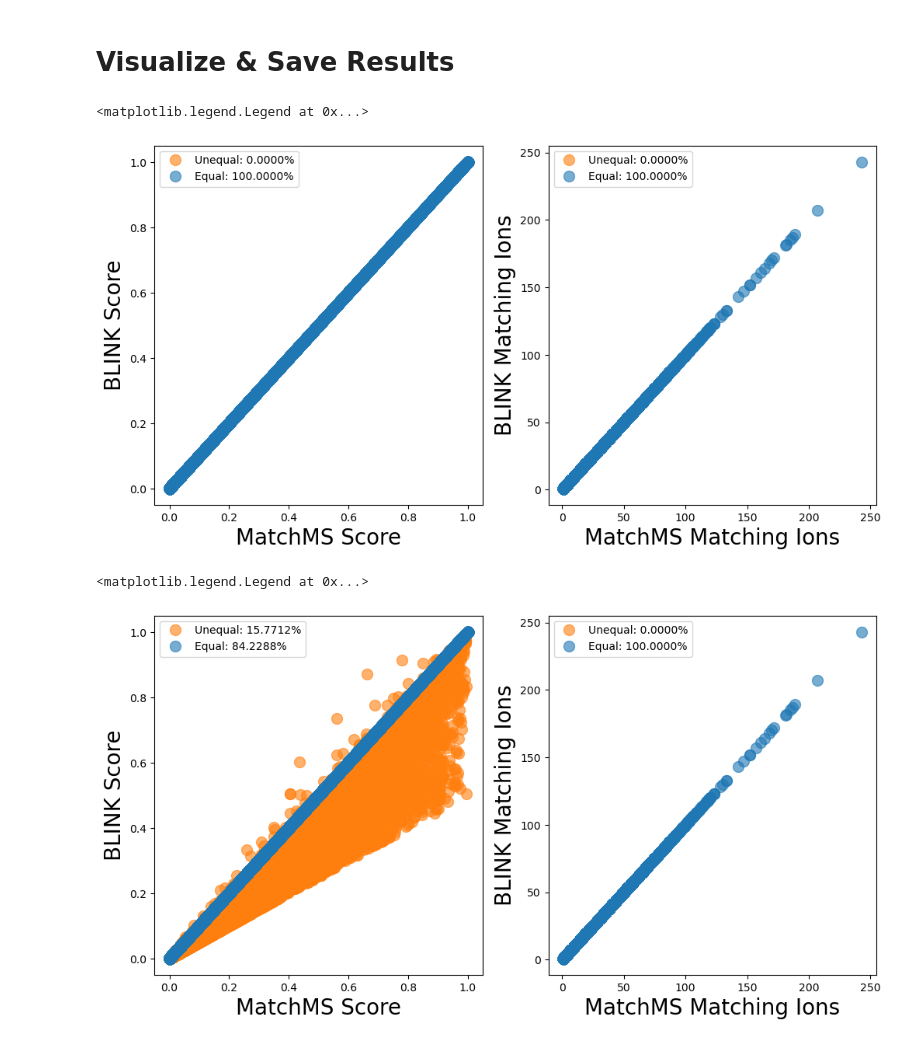
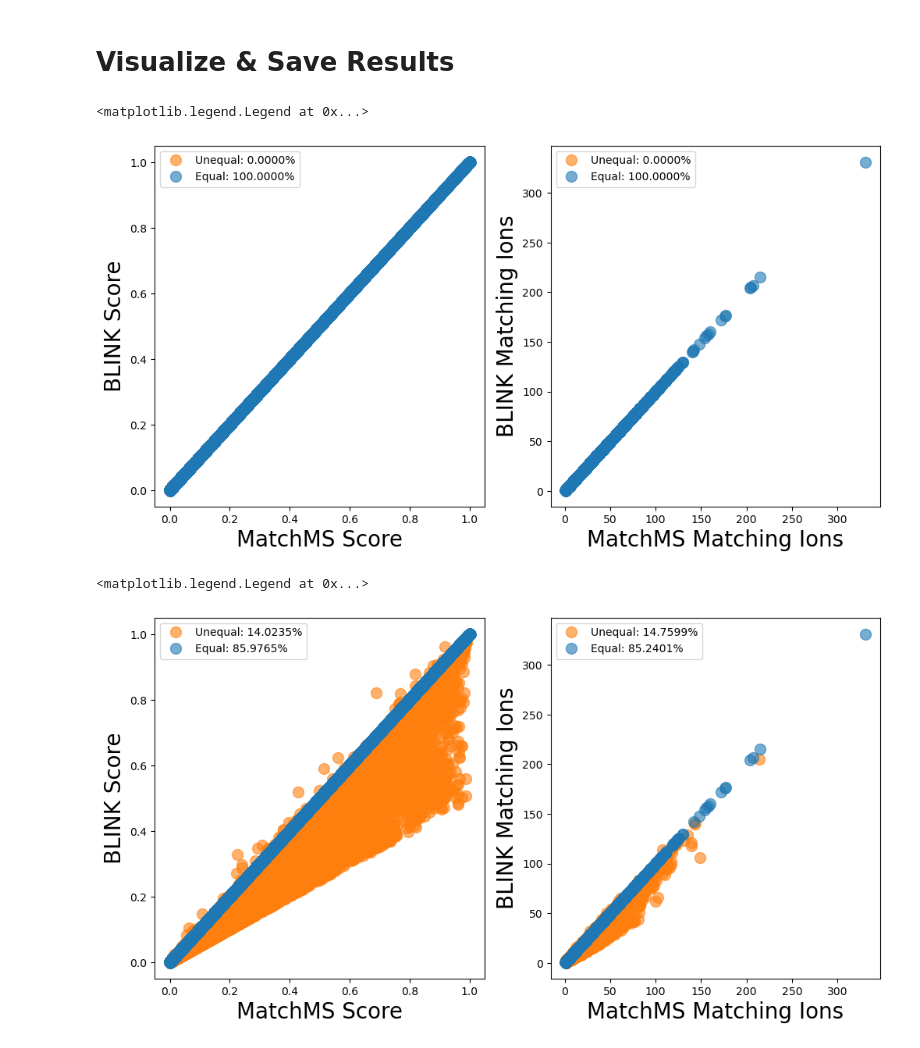
Before and after one commit to biorack/blink, a Jupyter notebook: benchmarking/blink_accuracy_benchmark.ipynb, the cells around one changed output. Drawn from its saved outputs; the diff is of its cells as text; code cells hidden in the pictures.

Commit message:
fix: mznl matches

```diff
--- a/benchmarking/blink_accuracy_benchmark.ipynb
+++ b/benchmarking/blink_accuracy_benchmark.ipynb
@@ -130,11 +130,11 @@ x = x[idx]
 y = y[idx]
 nonzero_score = len(x)
 
-# indices that are more than 1% different
-idx_diff = abs(x-y)>0.0001
+# indices that are more than 0.001 different
+idx_diff = abs(x-y)>0.001
 different_score = sum(idx_diff)
 
-# median difference of scores score more than 1% different
+# median difference of scores score more than 0.001 different
 if different_score > 0:
     diff = (x[idx_diff] - y[idx_diff])
     median_diff_score = np.median(diff)
@@ -176,7 +176,7 @@ ax[1].legend()
 # fig.savefig('cos_accuracy_benchmarking.pdf')
 # %% [output]
 <matplotlib.legend.Legend at 0x...>
-[figure, old version]
+[figure, new version]
 # %%
 cos_results = {}
 
@@ -201,11 +201,11 @@ x = x[idx]
 y = y[idx]
 nonzero_score = len(x)
 
-# indices that are more than 1% different
-idx_diff = abs(x-y)>0.0001
+# indices that are more than 0.001 different
+idx_diff = abs(x-y)>0.001
 different_score = sum(idx_diff)
 
-# median difference of scores score more than 1% different
+# median difference of scores score more than 0.001 different
 if different_score > 0:
     diff = (x[idx_diff] - y[idx_diff])
     median_diff_score = np.median(diff)
@@ -218,36 +218,36 @@ ax[0].set_xlabel('MatchMS Score',fontsize=20)
 ax[0].set_ylabel('BLINK Score',fontsize=20)
 ax[0].legend()
 
-x = MMS12['cos']['matches'].flatten()
-y = S12['mzc'].toarray().flatten()
+x = MMS12['mod']['matches'].flatten()
+y = np.maximum(S12['mzc'].toarray().flatten(),S12['nlc'].toarray().flatten())
 
 # one or both have to be non-zero
 idx = (x*y)>0
 x = x[idx]
 y = y[idx]
 nonzero_matches = len(x)
 
 # indices where match counts don't agree
 idx_diff = abs(x-y)>0
 different_matches = sum(idx_diff)
 
 # median difference of different matches
 if different_matches > 0:
     diff = (x[idx_diff] - y[idx_diff])
     median_diff_matches = np.median(diff)
 else:
     median_diff_matches = 0
 
 ax[1].plot(x[idx_diff], y[idx_diff],'.', markersize=20, alpha=0.6,label='Unequal: %.4f%%'%(100*different_matches/nonzero_matches), color='#ff7f0e')
 ax[1].plot(x[~idx_diff], y[~idx_diff], '.',markersize=20, alpha=0.6, label='Equal: %.4f%%'%(100*(nonzero_matches-different_matches)/nonzero_matches), color='#1f77b4')
 ax[1].set_xlabel('MatchMS Matching Ions',fontsize=20)
 ax[1].set_ylabel('BLINK Matching Ions',fontsize=20)
 ax[1].legend()
 
 # fig.savefig('mod_accuracy_benchmarking.pdf')
 # %% [output]
 <matplotlib.legend.Legend at 0x...>
-[figure, old version]
+[figure, new version]
 # %%
 mod_results = {}
 
```
Also changed, not shown: parts of 2 cells of this notebook, 4 other files.
